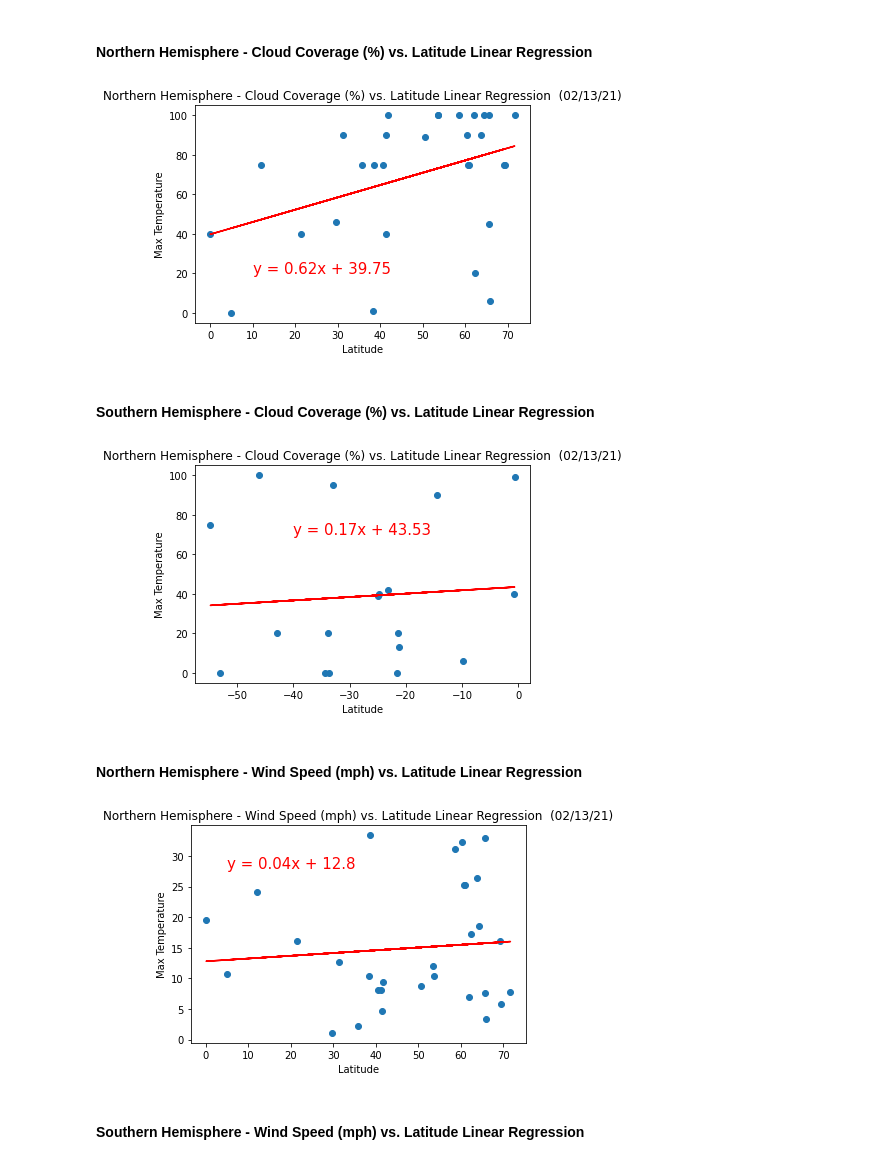
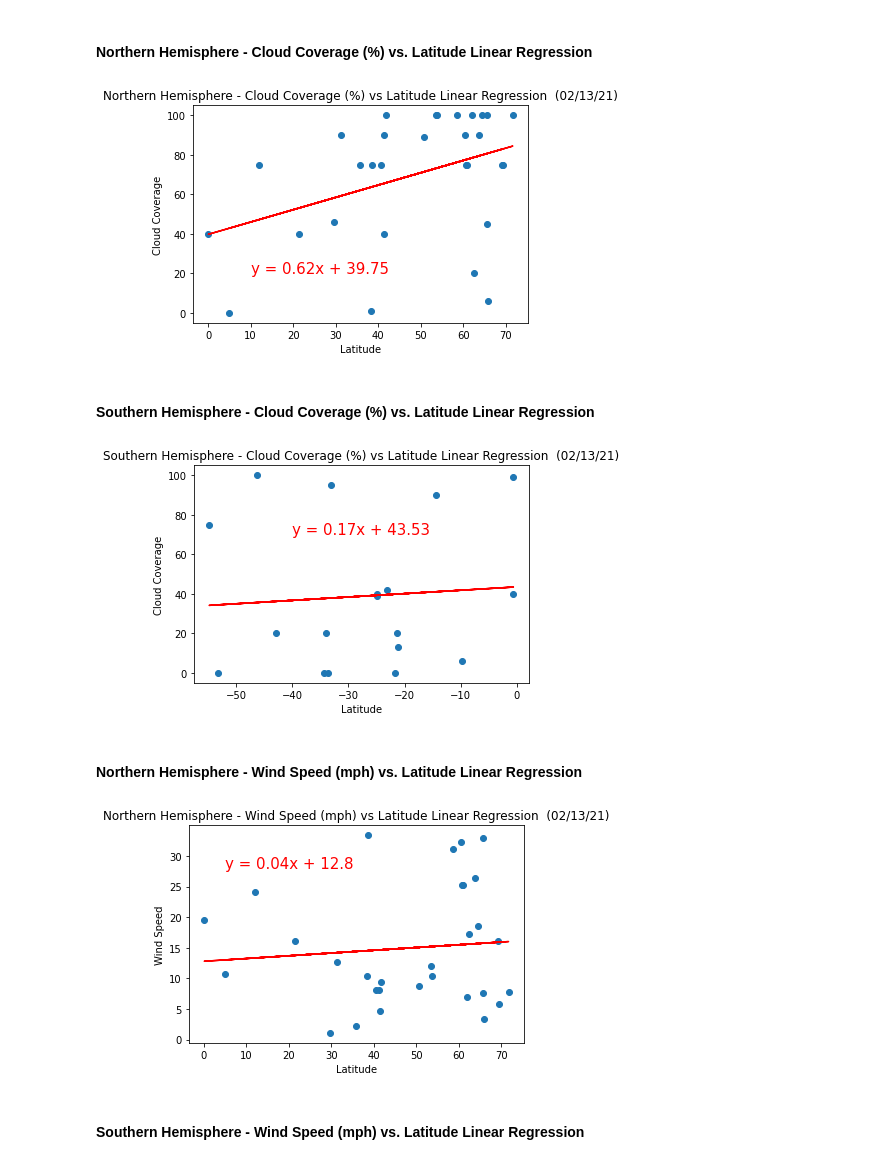
Before and after one commit to RachelFizel/Python-APIs, a Jupyter notebook: WeatherPy/WeatherPy.ipynb, the cells around one changed output. Drawn from its saved outputs; the diff is of its cells as text; code cells hidden in the pictures.

```diff
--- a/WeatherPy/WeatherPy.ipynb
+++ b/WeatherPy/WeatherPy.ipynb
@@ -275,9 +275,8 @@ print(w_slope)
 # %%
 #function
 # Add the linear regression equation and line to plot
-def find_lin_reg(x_values, y_values, title, cordinates):
-#x_values = housing_data['RM']
-#y_values = housing_data['MEDV']
+def find_lin_reg(x_values, y_values, title, y_label, cordinates):
+
     (slope, intercept, rvalue, pvalue, stderr) = linregress(x_values, y_values)
     regress_values = x_values * slope + intercept
     line_eq = "y = " + str(round(slope,2)) + "x + " + str(round(intercept,2))
@@ -285,10 +284,9 @@ def find_lin_reg(x_values, y_values, title, cordinates):
     plt.plot(x_values,regress_values,"r-")
     plt.annotate(line_eq,cordinates,fontsize=15,color="red")
     plt.xlabel('Latitude')
-    plt.ylabel(ylabel)
-    plt.title(ylabel)
+    plt.ylabel(y_label)
     plt.title((title + '  (%s)' % time.strftime("%x")))
-    plt.savefig('Finished')
+    plt.savefig(title)
     plt.show()
 # %%
 northern_data = clean_city_data.loc[clean_city_data["Latitude"]>= 0]
@@ -346,31 +348,34 @@ find_lin_reg(x_values, y_values, title, (-30,50))
 # %%
 x_values = northern_data["Latitude"]
 y_values = northern_data["Cloud Coverage"]
-title = "Northern Hemisphere - Cloud Coverage (%) vs. Latitude Linear Regression"
+title = "Northern Hemisphere - Cloud Coverage (%) vs Latitude Linear Regression"
+y_label = "Cloud Coverage"
 
-find_lin_reg(x_values, y_values, title, (10,20))
+find_lin_reg(x_values, y_values, title, y_label, (10,20))
 # %% [output]
-[figure, old version]
+[figure, new version]
 # %% [markdown]
 ####  Southern Hemisphere - Cloud Coverage (%) vs. Latitude Linear Regression
 # %%
 x_values = southern_data["Latitude"]
 y_values = southern_data["Cloud Coverage"]
-Title = "Southern Hemisphere - Cloud Coverage (%) vs. Latitude Linear Regression"
+title = "Southern Hemisphere - Cloud Coverage (%) vs Latitude Linear Regression"
+y_label = "Cloud Coverage"
 
-find_lin_reg(x_values, y_values, title, (-40,70))
+find_lin_reg(x_values, y_values, title, y_label, (-40,70))
 # %% [output]
-[figure, old version]
+[figure, new version]
 # %% [markdown]
 ####  Northern Hemisphere - Wind Speed (mph) vs. Latitude Linear Regression
 # %%
 x_values = northern_data["Latitude"]
 y_values = northern_data["Wind Speed"]
-title = "Northern Hemisphere - Wind Speed (mph) vs. Latitude Linear Regression"
+title = "Northern Hemisphere - Wind Speed (mph) vs Latitude Linear Regression"
+y_label = "Wind Speed"
 
-find_lin_reg(x_values, y_values, title, (5,28))
+find_lin_reg(x_values, y_values, title, y_label, (5,28))
 # %% [output]
-[figure, old version]
+[figure, new version]
 # %% [markdown]
 ####  Southern Hemisphere - Wind Speed (mph) vs. Latitude Linear Regression
 # %%
```
Also changed, not shown: parts of 5 cells of this notebook, 9 other files.
